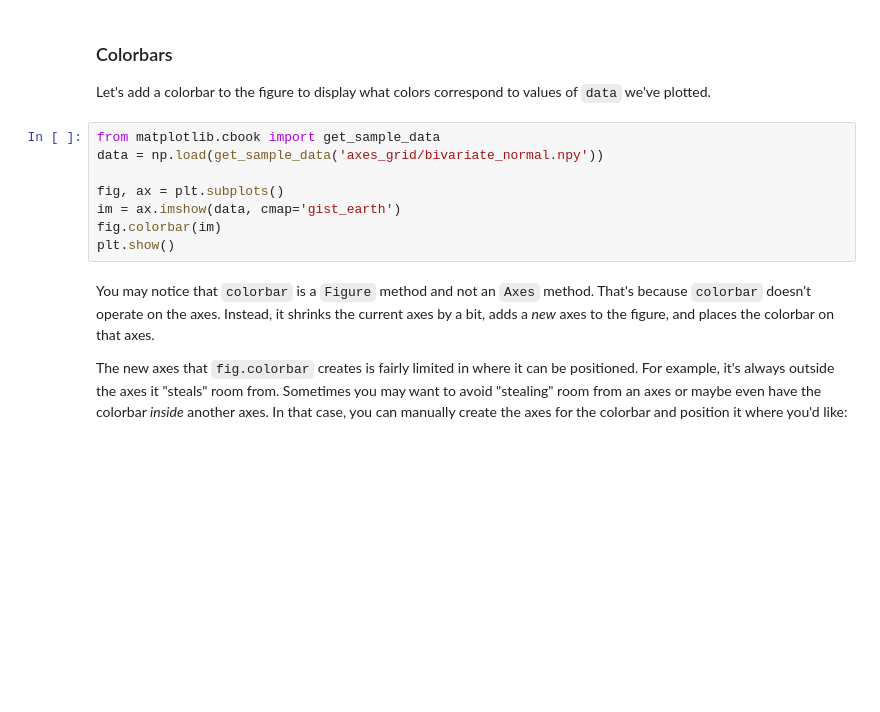
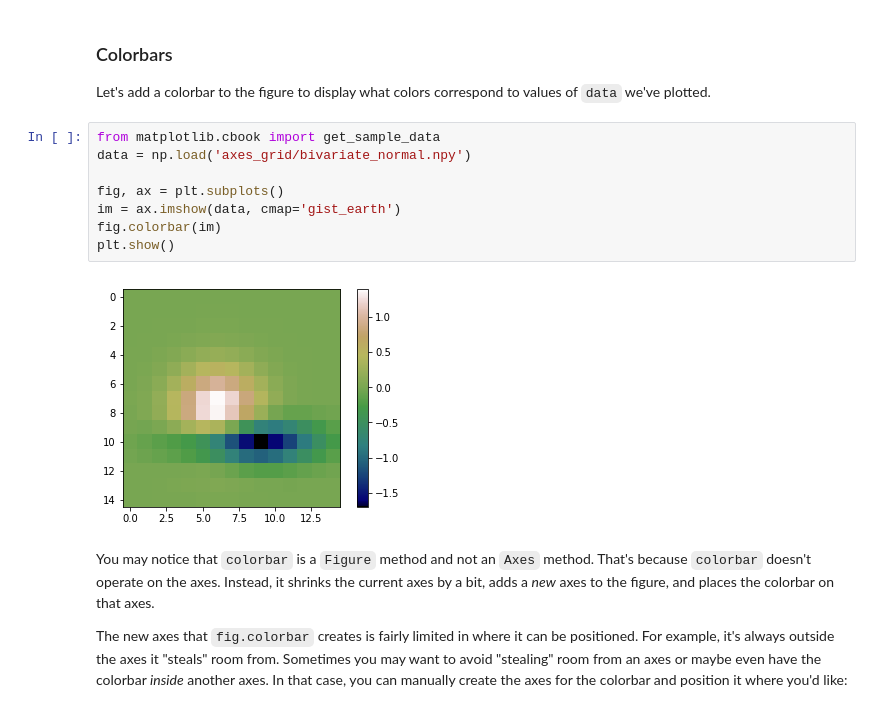
Before and after one commit to naxvm/AnatomyOfMatplotlib, a Jupyter notebook: AnatomyOfMatplotlib-Part2-Plotting_Methods_Overview.ipynb, the cells around one changed output. Cells and saved outputs as stored; diff of their text form; blank space fills up the shorter version.

```diff
--- a/AnatomyOfMatplotlib-Part2-Plotting_Methods_Overview.ipynb
+++ b/AnatomyOfMatplotlib-Part2-Plotting_Methods_Overview.ipynb
@@ -208,12 +209,14 @@ Instead we'll focus on what they have in common.
 Let's add a colorbar to the figure to display what colors correspond to values of `data` we've plotted.
 # %%
 from matplotlib.cbook import get_sample_data
-data = np.load(get_sample_data('axes_grid/bivariate_normal.npy'))
+data = np.load('axes_grid/bivariate_normal.npy')
 
 fig, ax = plt.subplots()
 im = ax.imshow(data, cmap='gist_earth')
 fig.colorbar(im)
 plt.show()
+# %% [output]
+[figure, added]
 # %% [markdown]
 You may notice that `colorbar` is a `Figure` method and not an `Axes` method.  That's because `colorbar` doesn't operate on the axes. Instead, it shrinks the current axes by a bit, adds a _new_ axes to the figure, and places the colorbar on that axes.
 
```
Also changed, not shown: parts of 6 cells of this notebook, 1 other file.
